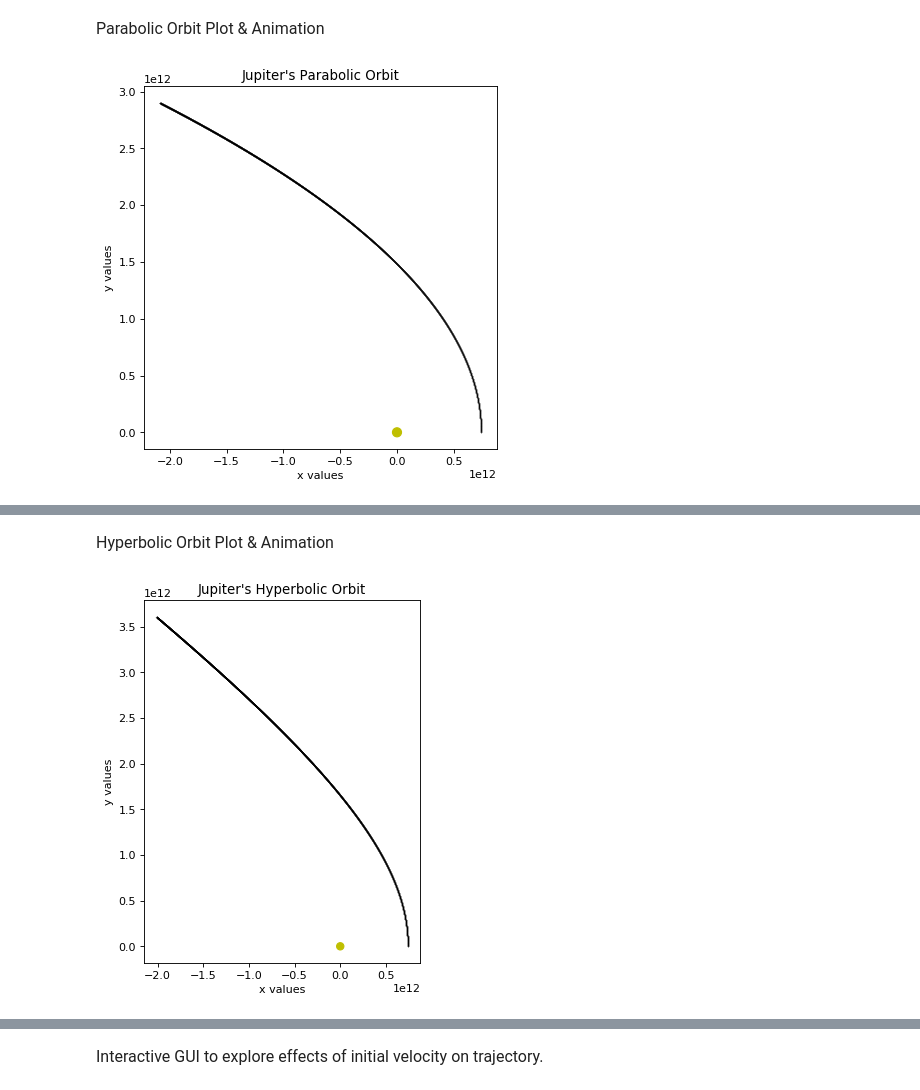
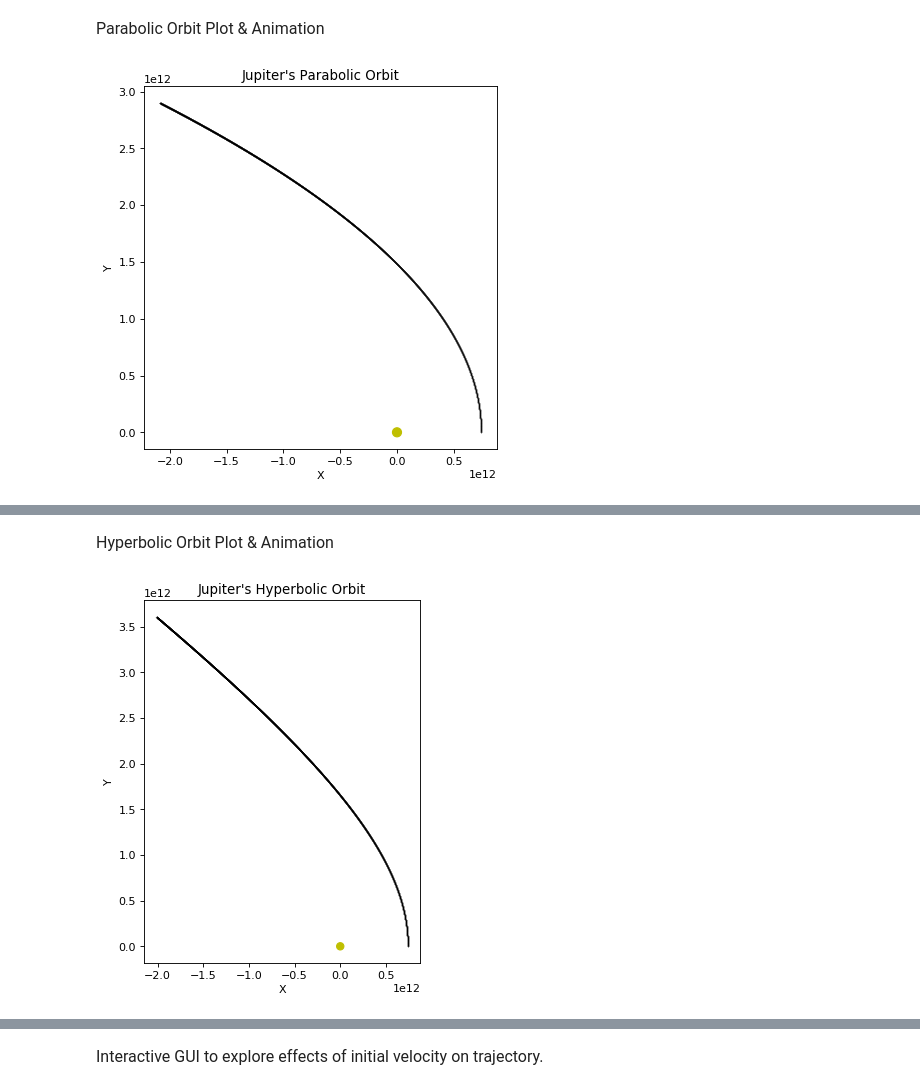
Before and after one commit to meh187/comp-methods-slingshot, a Jupyter notebook: Final Project Code.ipynb, the cells around one changed output, grey strips where cells are left out. Cells and saved outputs as stored; diff of their text form; code cells hidden in the pictures.

```diff
--- a/Final Project Code.ipynb
+++ b/Final Project Code.ipynb
@@ -282,36 +282,36 @@ HTML(anim.to_html5_video())
 # %%
 ## Plot Jupiter's parabolic orbit with constant step size
 
 # Initial Conditions
 h = 20000
 t_values = np.arange(0, 3.475e8+h, h)
 x, y, dxdt, dydt = 7.4052e11, 0, 0, 18943.787
 
 
 x_values = []
 y_values = []
 for t in t_values:
     x_values.append(x)
     y_values.append(y)
 
     r = (x, y, dxdt, dydt)
     x, y, dxdt, dydt = RK4(f, r, t, h)
 
 
 plt.figure(figsize=(6, 6), dpi=80)
 
 sun = plt.Circle((0, 0), 0.04e12, color='y')
 ax = plt.gca()
 ax.add_artist(sun)
 
 plt.plot(x_values, y_values, 'k.', markersize=0.055)
-plt.xlabel('x values')
-plt.ylabel('y values')
+plt.xlabel('X')
+plt.ylabel('Y')
 plt.axis('scaled')
 plt.title('Jupiter\'s Parabolic Orbit')
 plt.show()
 # %% [output]
-[figure, old version]
+[figure, new version]
 # %%
 ## Animate Jupiter's parabolic orbit with constant step size
 
@@ -366,13 +366,13 @@ ax = plt.gca()
 ax.add_artist(sun)
 
 plt.plot(x_values, y_values, 'k.', markersize=0.055)
-plt.xlabel('x values')
-plt.ylabel('y values')
+plt.xlabel('X')
+plt.ylabel('Y')
 plt.axis('scaled')
 plt.title('Jupiter\'s Hyperbolic Orbit')
 plt.show()
 # %% [output]
-[figure, old version]
+[figure, new version]
 # %%
 # Animate Jupiter's hyperbolic orbit with constant step size
 
```
Also changed, not shown: parts of 22 cells of this notebook.
